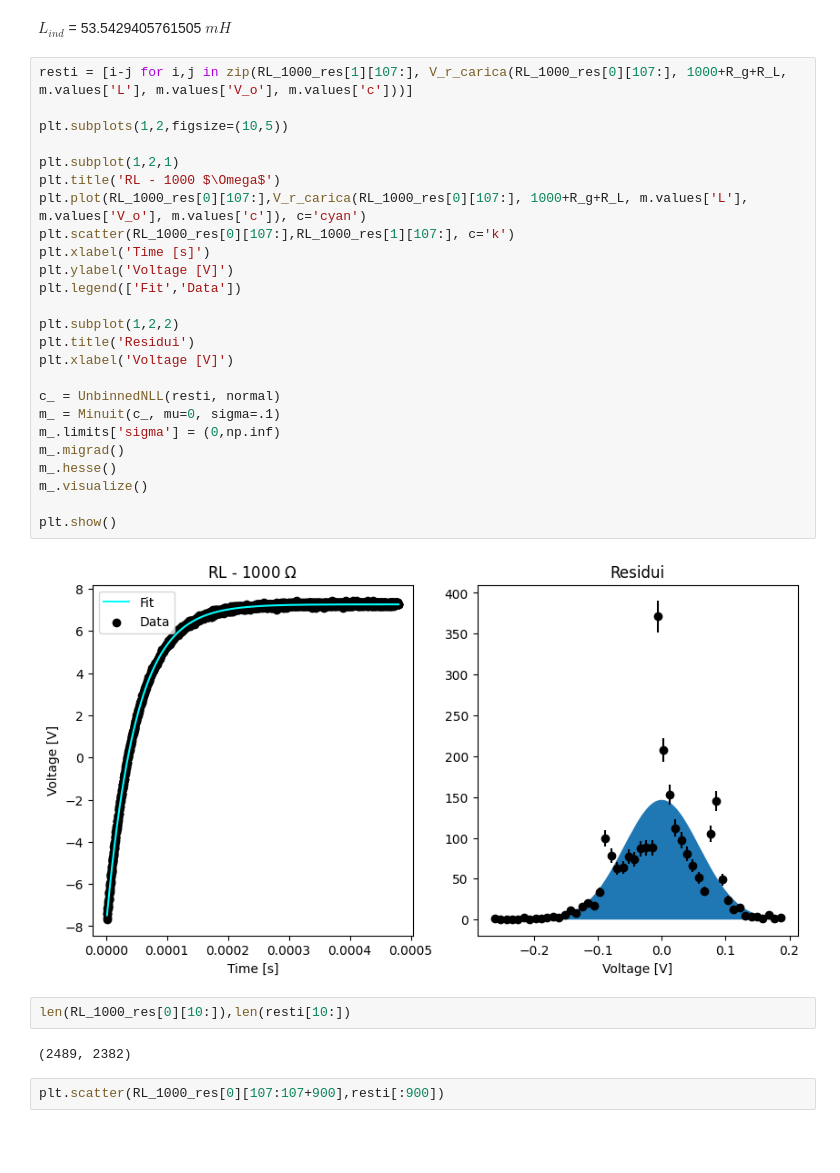
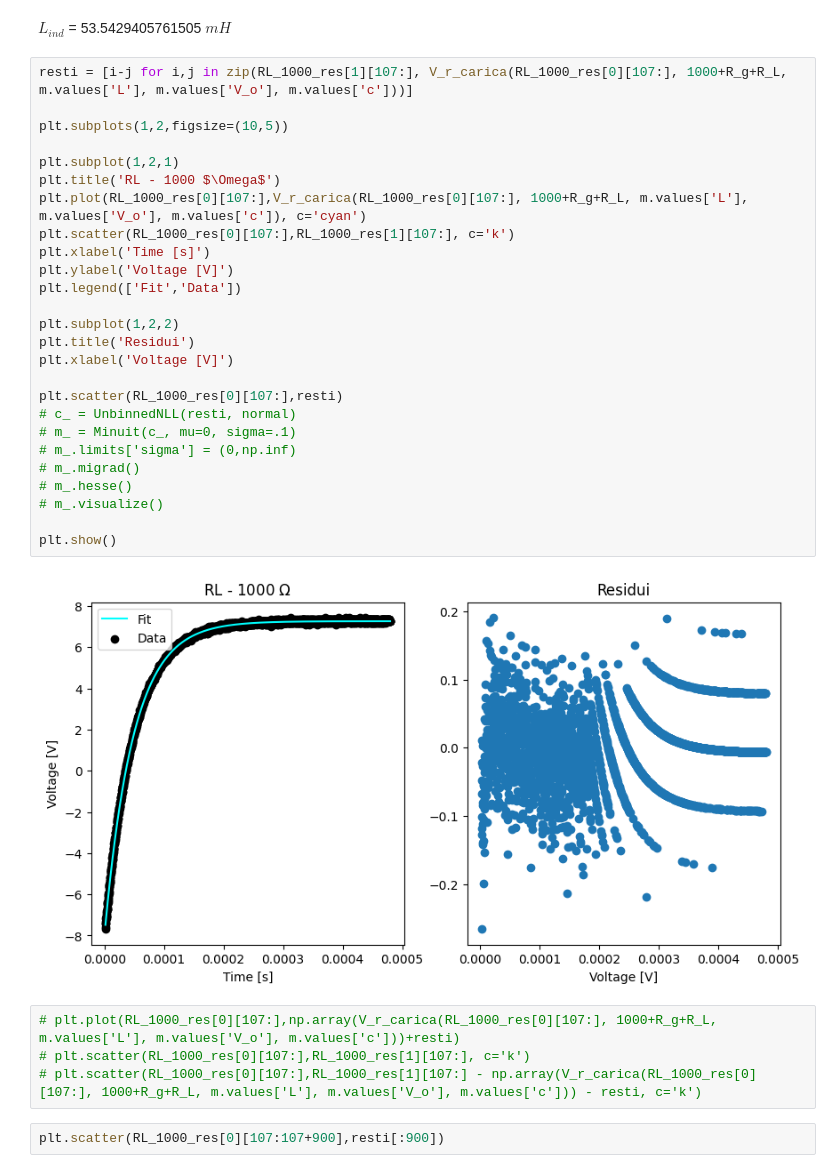
Before and after one commit to Yedi278/Lab2, a Jupyter notebook: Circuiti_2/RL.ipynb, the cells around one changed output. Drawn from its saved outputs; the diff is of its cells as text; blank space fills up the shorter version.

```diff
--- a/Circuiti_2/RL.ipynb
+++ b/Circuiti_2/RL.ipynb
@@ -195,34 +195,35 @@ $L_{ind}$ = 53.5429405761505 $mH$
 # %%
 resti = [i-j for i,j in zip(RL_1000_res[1][107:], V_r_carica(RL_1000_res[0][107:], 1000+R_g+R_L, m.values['L'], m.values['V_o'], m.values['c']))]
 
 plt.subplots(1,2,figsize=(10,5))
 
 plt.subplot(1,2,1)
 plt.title('RL - 1000 $\Omega$')
 plt.plot(RL_1000_res[0][107:],V_r_carica(RL_1000_res[0][107:], 1000+R_g+R_L, m.values['L'], m.values['V_o'], m.values['c']), c='cyan')
 plt.scatter(RL_1000_res[0][107:],RL_1000_res[1][107:], c='k')
 plt.xlabel('Time [s]')
 plt.ylabel('Voltage [V]')
 plt.legend(['Fit','Data'])
 
 plt.subplot(1,2,2)
 plt.title('Residui')
 plt.xlabel('Voltage [V]')
 
-c_ = UnbinnedNLL(resti, normal)
-m_ = Minuit(c_, mu=0, sigma=.1)
-m_.limits['sigma'] = (0,np.inf)
-m_.migrad()
-m_.hesse()
-m_.visualize()
+plt.scatter(RL_1000_res[0][107:],resti)
+# c_ = UnbinnedNLL(resti, normal)
+# m_ = Minuit(c_, mu=0, sigma=.1)
+# m_.limits['sigma'] = (0,np.inf)
+# m_.migrad()
+# m_.hesse()
+# m_.visualize()
 
 plt.show()
 # %% [output]
-[figure, old version]
+[figure, new version]
-# %%
-len(RL_1000_res[0][10:]),len(resti[10:])
-# %% [output]
-(2489, 2382)
+# %%
+# plt.plot(RL_1000_res[0][107:],np.array(V_r_carica(RL_1000_res[0][107:], 1000+R_g+R_L, m.values['L'], m.values['V_o'], m.values['c']))+resti)
+# plt.scatter(RL_1000_res[0][107:],RL_1000_res[1][107:], c='k')
+# plt.scatter(RL_1000_res[0][107:],RL_1000_res[1][107:] - np.array(V_r_carica(RL_1000_res[0][107:], 1000+R_g+R_L, m.values['L'], m.values['V_o'], m.values['c'])) - resti, c='k')
 # %%
 plt.scatter(RL_1000_res[0][107:107+900],resti[:900])
 # %% [output]
```
Also changed, not shown: parts of 2 cells of this notebook, 1 other file.
